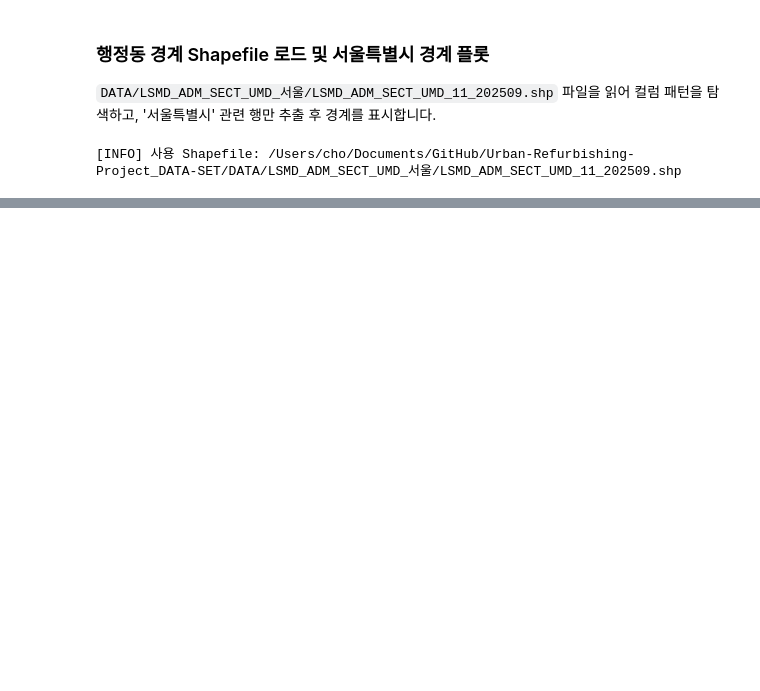
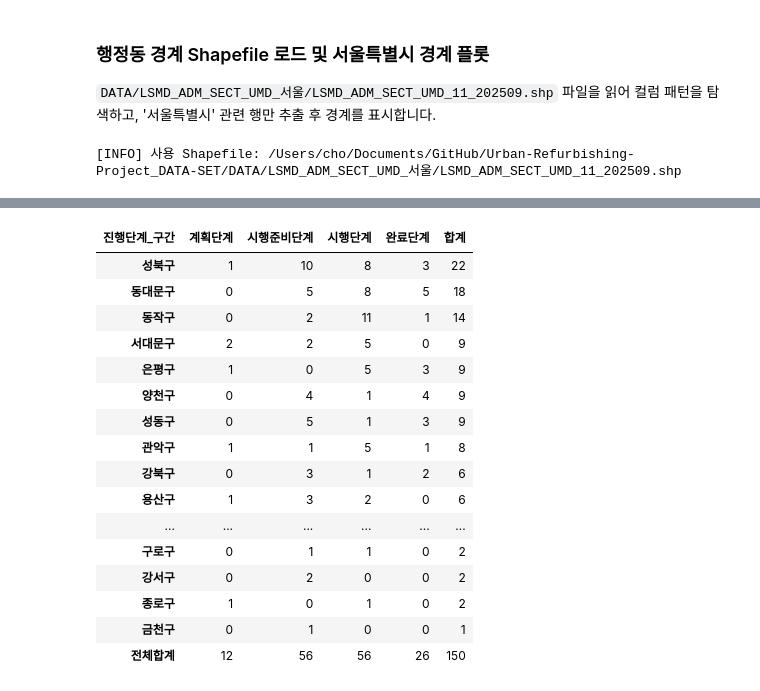
Before and after one commit to Cho-Woojin/Urban-Refurbishing-Project_DATA-SET, a Jupyter notebook: notebooks/geocoded_points_visualization.ipynb, the cells around one changed output, grey strips where cells are left out. Cells and saved outputs as stored; diff of their text form; code cells hidden in the pictures; blank space fills up the shorter version.

```diff
--- a/notebooks/geocoded_points_visualization.ipynb
+++ b/notebooks/geocoded_points_visualization.ipynb
@@ -57,3 +132,64 @@ shp_path = '/Users/cho/Documents/GitHub/Urban-Refurbishing-Project_DATA-SET/DATA
 print('[INFO] 사용 Shapefile:', shp_path)
 # %% [output]
 [INFO] 사용 Shapefile: /Users/cho/Documents/GitHub/Urban-Refurbishing-Project_DATA-SET/DATA/LSMD_ADM_SECT_UMD_서울/LSMD_ADM_SECT_UMD_11_202509.shp
+# %%
+# 자치구 / 진행단계(또는 진행단계_구간)별 사업장 개수 표 생성 (강화 버전)
+
+# 후보 DataFrame 우선순위: geo_pts (전체 컬럼 보존) > df_geo > pts_valid > pts
+candidates = []
+for name in ['geo_pts','df_geo','pts_valid','pts']:
+    if name in globals():
+        candidates.append((name, globals()[name]))
+
+if not candidates:
+    raise RuntimeError('집계 대상 DataFrame 이 없습니다. 상단 로더/CRS 셀 실행 필요.')
+
+# 단계 컬럼 존재 여부를 기준으로 최적 base 선택
+preferred = None
+for label, dfc in candidates:
+    if any(col in dfc.columns for col in ['진행단계_구간','진행단계']):
+        preferred = (label, dfc)
+        break
+if preferred is None:
+    # 진단 출력
+    print('[DIAG] 후보 DataFrame 목록 및 컬럼 수:')
+    for label, dfc in candidates:
+        print(f' - {label}: shape={dfc.shape} sample_cols={list(dfc.columns)[:10]}')
+    raise RuntimeError('진행단계 관련 컬럼(진행단계_구간 / 진행단계)을 어떤 DataFrame에서도 찾지 못했습니다.')
+
+base_name, base = preferred
+print(f'[INFO] 집계 base DataFrame: {base_name} (shape={base.shape})')
+
+# 단계 컬럼 결정
+stage_col = '진행단계_구간' if '진행단계_구간' in base.columns else '진행단계'
+
+# 자치구 존재 검사
+if '자치구' not in base.columns:
+    raise RuntimeError("'자치구' 컬럼이 base DataFrame에 없습니다.")
+
+# 그룹 집계
+pivot = (
+    base
+    .groupby(['자치구', stage_col])
+    .size()
+    .unstack(fill_value=0)
+)
+
+pivot['합계'] = pivot.sum(axis=1)
+pivot = pivot.sort_values('합계', ascending=False)
+
+# 단계 컬럼 순서 고정 시도
+desired_order = ['계획단계','시행준비단계','시행단계','완료단계']
+existing = [c for c in desired_order if c in pivot.columns]
+others = [c for c in pivot.columns if c not in existing and c != '합계']
+pivot = pivot[existing + others + ['합계']]
+
+# Grand total
+grand_total = pivot.sum(axis=0).to_frame().T
+grand_total.index = ['전체합계']
+result = pd.concat([pivot, grand_total])
+
+print(f"[INFO] 단계컬럼='{stage_col}', distinct stages={len(pivot.columns)-1}")
+print('[INFO] 자치구 / 단계별 건수')
+display(result)
+# %% [output]
@@ -59,0 +199,17 @@ print('[INFO] 사용 Shapefile:', shp_path)
+| 진행단계_구간 | 계획단계 | 시행준비단계 | 시행단계 | 완료단계 | 합계 |
+| 성북구 | 1 | 10 | 8 | 3 | 22 |
+| 동대문구 | 0 | 5 | 8 | 5 | 18 |
+| 동작구 | 0 | 2 | 11 | 1 | 14 |
+| 서대문구 | 2 | 2 | 5 | 0 | 9 |
+| 은평구 | 1 | 0 | 5 | 3 | 9 |
+| 양천구 | 0 | 4 | 1 | 4 | 9 |
+| 성동구 | 0 | 5 | 1 | 3 | 9 |
+| 관악구 | 1 | 1 | 5 | 1 | 8 |
+| 강북구 | 0 | 3 | 1 | 2 | 6 |
+| 용산구 | 1 | 3 | 2 | 0 | 6 |
+| ... | ... | ... | ... | ... | ... |
+| 구로구 | 0 | 1 | 1 | 0 | 2 |
+| 강서구 | 0 | 2 | 0 | 0 | 2 |
+| 종로구 | 1 | 0 | 1 | 0 | 2 |
+| 금천구 | 0 | 1 | 0 | 0 | 1 |
+| 전체합계 | 12 | 56 | 56 | 26 | 150 |
```
Also changed, not shown: parts of 19 cells of this notebook, 4 other files.
